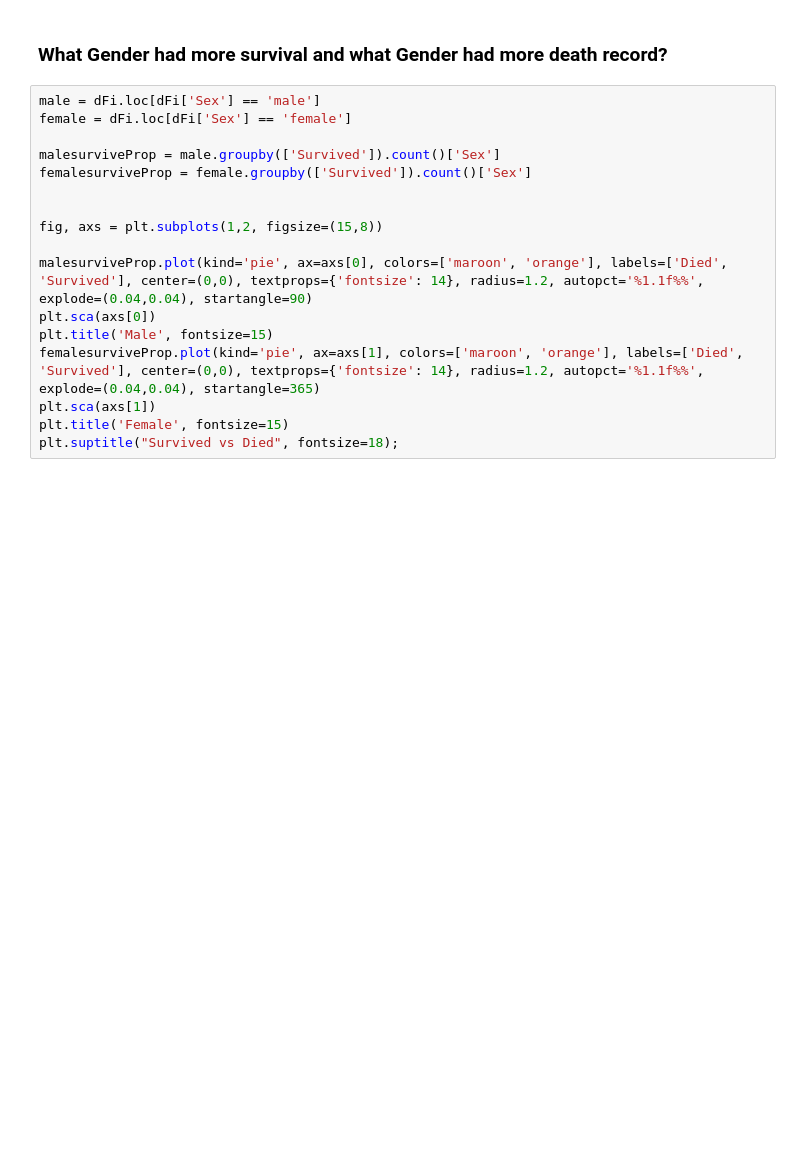
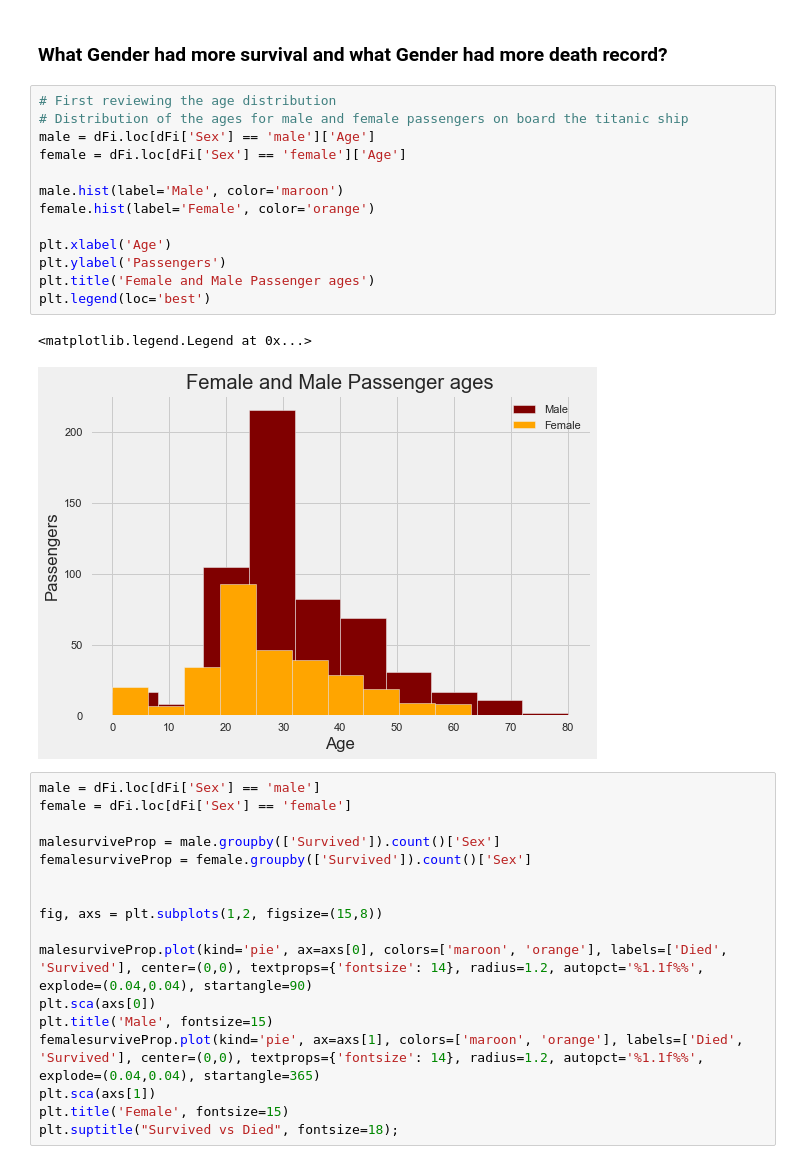
Before and after one commit to okoriechinonso1/Titanic_data_analysis-_repo, a Jupyter notebook: titanic_analysis.ipynb, the cells around one changed output. Saved outputs shown, nothing was run; the diff lists cells and outputs as text; blank space fills up the shorter version.

Commit message:
Update more plots and visuals & draw conclusions

```diff
--- a/titanic_analysis.ipynb
+++ b/titanic_analysis.ipynb
@@ -911,6 +914,22 @@ plt.show();
 [figure]
 # %% [markdown]
 ### What Gender had more survival and what Gender had more death record?
+# %%
+# First reviewing the age distribution
+# Distribution of the ages for male and female passengers on board the titanic ship
+male = dFi.loc[dFi['Sex'] == 'male']['Age']
+female = dFi.loc[dFi['Sex'] == 'female']['Age']
+
+male.hist(label='Male', color='maroon')
+female.hist(label='Female', color='orange')
+
+plt.xlabel('Age')
+plt.ylabel('Passengers')
+plt.title('Female and Male Passenger ages')
+plt.legend(loc='best')
+# %% [output]
+<matplotlib.legend.Legend at 0x...>
+[figure, added]
 # %%
 male = dFi.loc[dFi['Sex'] == 'male']
 female = dFi.loc[dFi['Sex'] == 'female']
```
Also changed, not shown: parts of 21 cells of this notebook.
